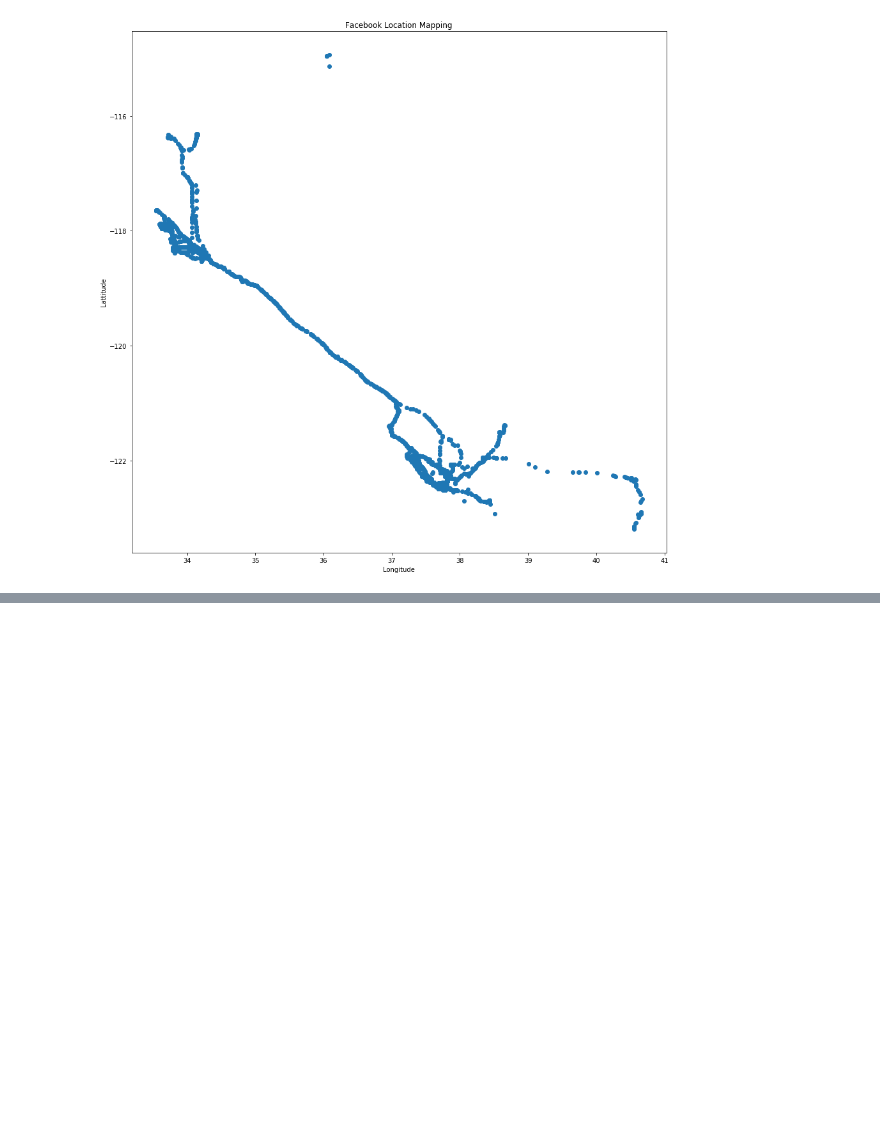
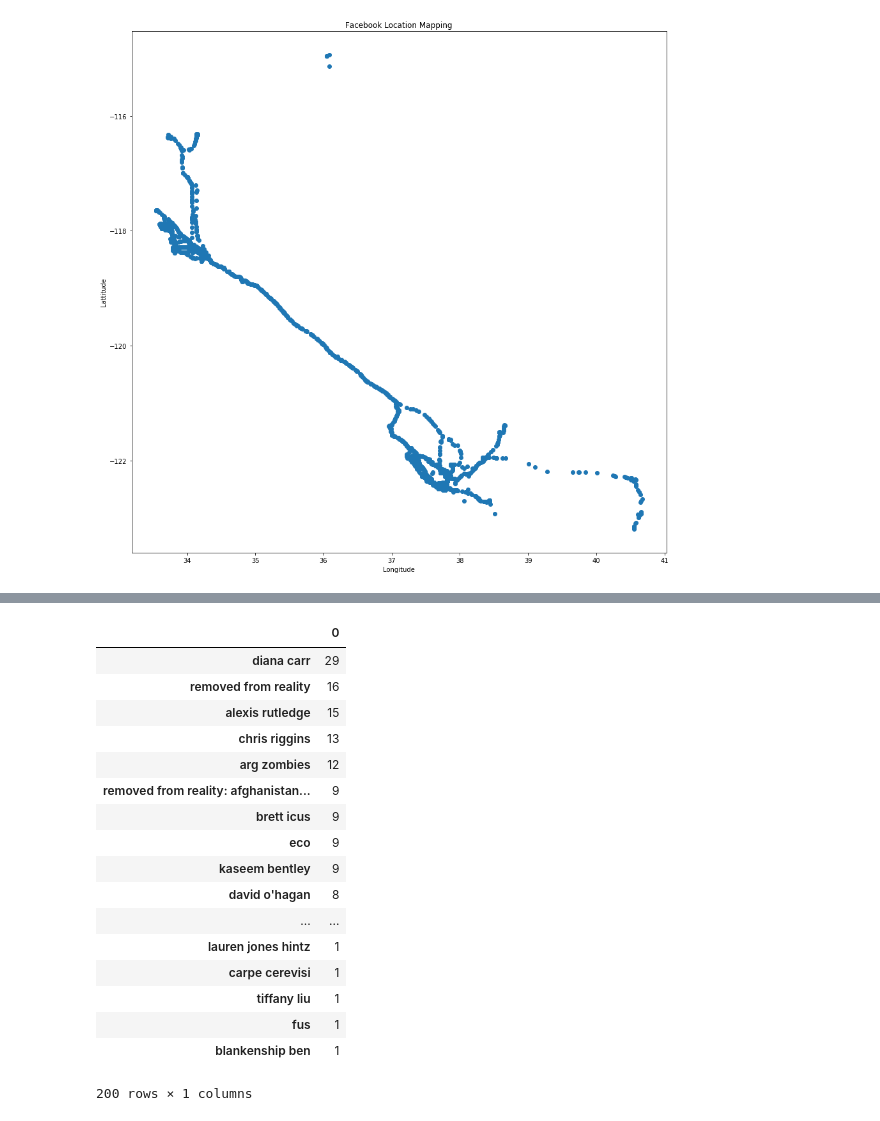
Before and after one commit to Tyler-Owen-Morris/capstone1, a Jupyter notebook: Facebook_EDA.ipynb, the cells around one changed output, grey strips where cells are left out. Saved outputs shown, nothing was run; the diff lists cells and outputs as text; code cells hidden in the pictures; blank space fills up the shorter version.

```diff
--- a/Facebook_EDA.ipynb
+++ b/Facebook_EDA.ipynb
@@ -142,0 +174,11 @@ plt.savefig('raw_location_plot2.png')
+# %%
+searches_list = list(searches_df['data'])
+#print(searches_list[:5])
+searches_txt = []
+for search in searches_list:
+    if not isinstance(search,float):
+        #print(search)
+        for itm in search:
+            if 'text' in itm:
+                searches_txt.append(itm['text'].lower())
+#print(searches_txt)
@@ -142,0 +204,22 @@ plt.savefig('raw_location_plot2.png')
+# %%
+word_df = pd.DataFrame(searchCount_dict, index=[0]).transpose().sort_values(by=0, ascending=False)
+word_df.head(200)
+# %% [output]
+|  | 0 |
+| diana carr | 29 |
+| removed from reality | 16 |
+| alexis rutledge | 15 |
+| chris riggins | 13 |
+| arg zombies | 12 |
+| removed from reality: afghanistan... | 9 |
+| brett icus | 9 |
+| eco | 9 |
+| kaseem bentley | 9 |
+| david o'hagan | 8 |
+| ... | ... |
+| lauren jones hintz | 1 |
+| carpe cerevisi | 1 |
+| tiffany liu | 1 |
+| fus | 1 |
+| blankenship ben | 1 |
+200 rows × 1 columns
```
Also changed, not shown: parts of 9 cells of this notebook, 5 other files.
